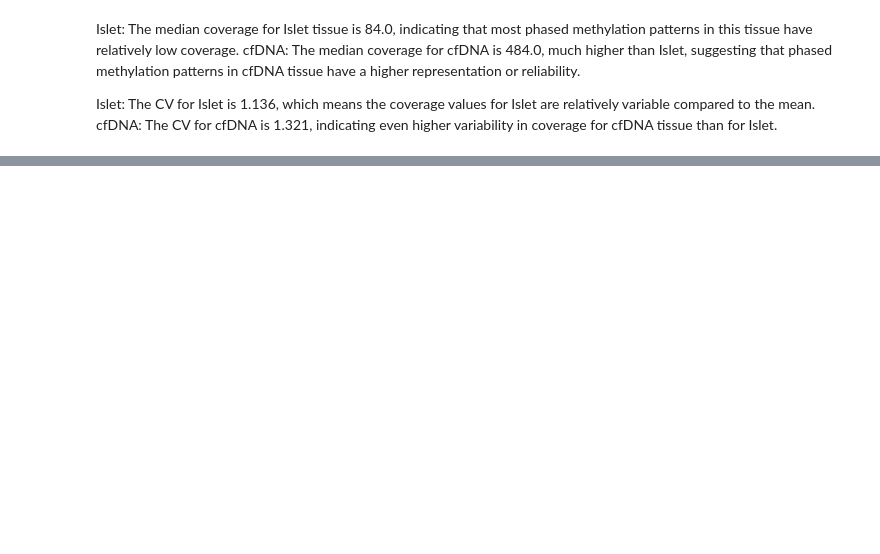
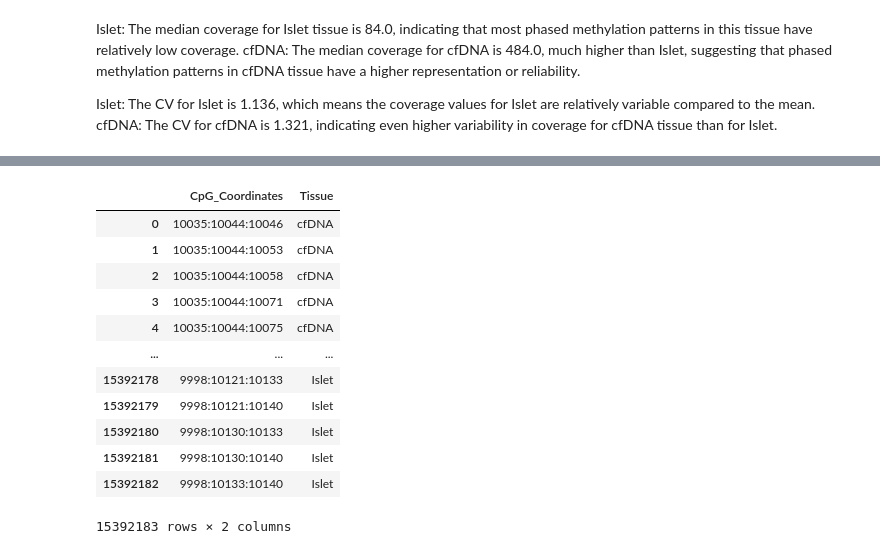
Before and after one commit to Nisha1986/NGS-Data-Analysis-GATK, a Jupyter notebook: Phased_Methylation_Pattern_Analysis.ipynb, the cells around one changed output, grey strips where cells are left out. Cells and saved outputs as stored; diff of their text form; code cells hidden in the pictures; blank space fills up the shorter version.

```diff
--- a/Phased_Methylation_Pattern_Analysis.ipynb
+++ b/Phased_Methylation_Pattern_Analysis.ipynb
@@ -171,3 +171,19 @@ print(pmp_data)
+# %%
+pmp_data
+# %% [output]
+|  | CpG_Coordinates | Tissue |
+| 0 | 10035:10044:10046 | cfDNA |
+| 1 | 10035:10044:10053 | cfDNA |
+| 2 | 10035:10044:10058 | cfDNA |
+| 3 | 10035:10044:10071 | cfDNA |
+| 4 | 10035:10044:10075 | cfDNA |
+| ... | ... | ... |
+| 15392178 | 9998:10121:10133 | Islet |
+| 15392179 | 9998:10121:10140 | Islet |
+| 15392180 | 9998:10130:10133 | Islet |
+| 15392181 | 9998:10130:10140 | Islet |
+| 15392182 | 9998:10133:10140 | Islet |
+15392183 rows × 2 columns
 # %%
 # Calculate VRF for each PMP
 for pattern in pattern_columns:
```
Also changed, not shown: parts of 12 cells of this notebook.
